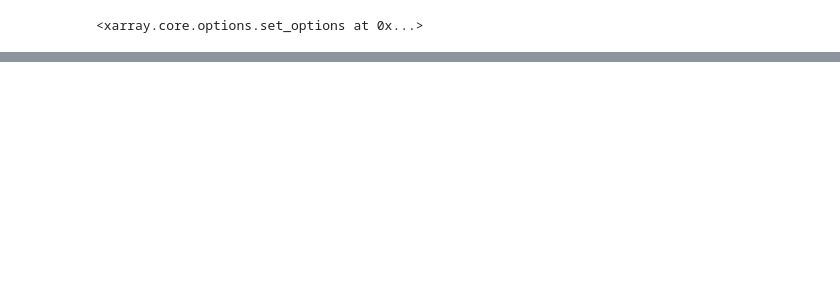
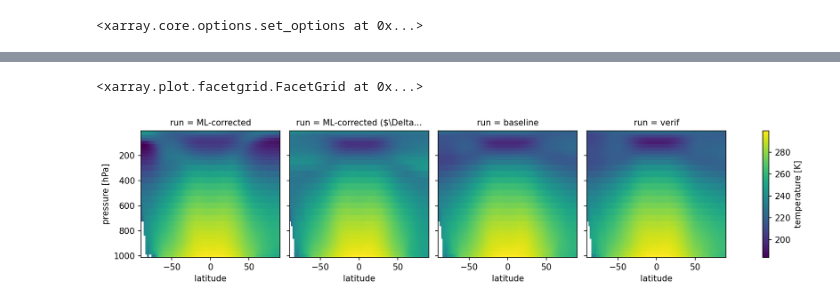
Before and after one commit to ai2cm/nudge-to-obs-manuscript-workflow, a Jupyter notebook: notebooks/figureS5.ipynb, the cells around one changed output, grey strips where cells are left out. Cells and saved outputs as stored; diff of their text form; code cells hidden in the pictures; blank space fills up the shorter version.

```diff
--- a/notebooks/figureS5.ipynb
+++ b/notebooks/figureS5.ipynb
@@ -52,0 +61,3 @@ plt.tight_layout()
+# %%
+ds = xr.concat([prognostic, verification.assign_coords(run='verif')], dim='run', join='inner')
+ds['sphum'] = 1000 * ds['sphum'].assign_attrs(units='g/kg')
@@ -52,0 +66,6 @@ plt.tight_layout()
+# %%
+ds_on_pressure = vcm.interpolate_to_pressure_levels(ds[variables], ds.delp)
+for variable in ds_on_pressure:
+    ds_on_pressure[variable] = ds_on_pressure[variable].assign_attrs(ds[variable].attrs)
+ds_on_pressure = ds_on_pressure.assign_coords(pressure=ds_on_pressure.pressure / 100)
+ds_on_pressure['pressure'] = ds_on_pressure.pressure.assign_attrs(units='hPa')
@@ -52,0 +74,2 @@ plt.tight_layout()
+# %%
+ds_zm_clim = zonal_mean(ds_on_pressure, ds_on_pressure.lat).mean('time')
@@ -52,0 +78,3 @@ plt.tight_layout()
+# %%
+for varname in ds_zm_clim.data_vars:
+    ds_zm_clim[varname] = ds_zm_clim[varname].compute()
@@ -52,0 +91,5 @@ plt.tight_layout()
+# %%
+ds_zm_clim.temp.plot(y='pressure', yincrease=False, col='run')
+# %% [output]
+<xarray.plot.facetgrid.FacetGrid at 0x...>
+[figure, added]
```
Also changed, not shown: parts of 28 cells of this notebook, 22 other files.
